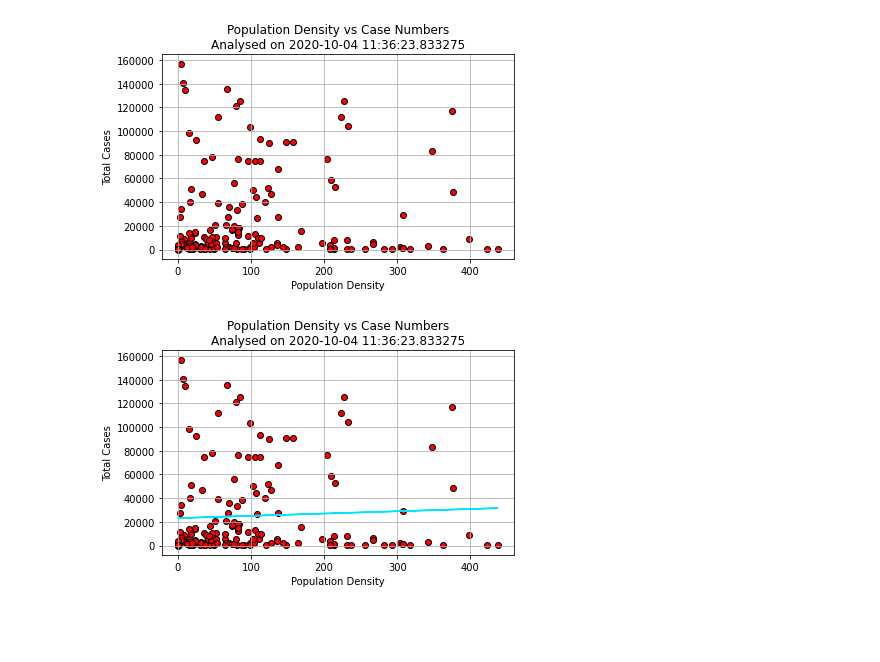
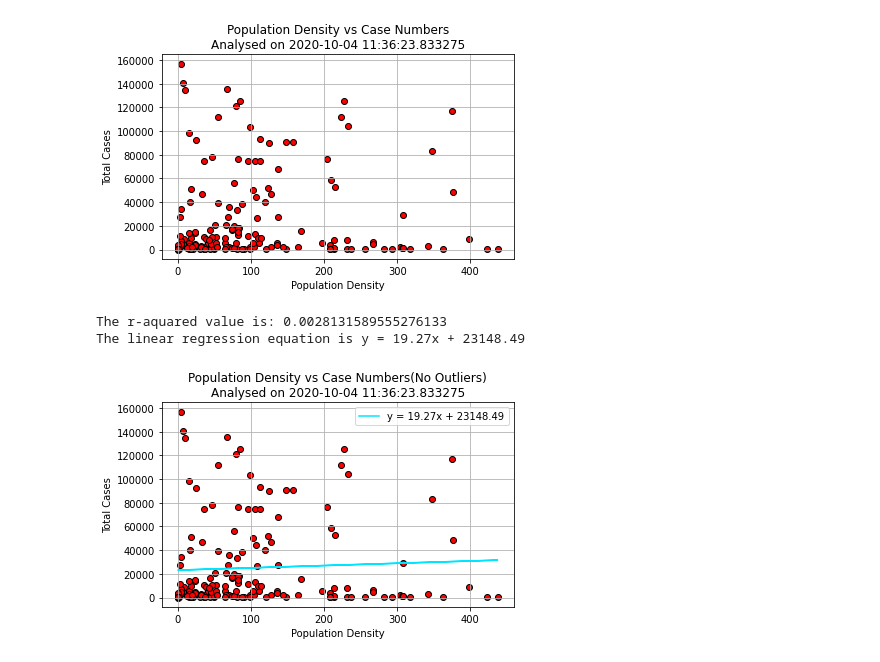
Before and after one commit to skumble27/COVID-19-Causation, a Jupyter notebook: sumukh_kumble/skprojectDraft4.ipynb, the cells around one changed output. Cells and saved outputs as stored; diff of their text form; code cells hidden in the pictures; blank space fills up the shorter version.

```diff
--- a/sumukh_kumble/skprojectDraft4.ipynb
+++ b/sumukh_kumble/skprojectDraft4.ipynb
@@ -376,25 +376,29 @@ plt.show()
 # %%
 # Plotting a Linear Regression
 slope, intersection, r, p, stderr = st.linregress(x_pop_density_no_outlier,y_total_cases_no_outlier)
 
 # Linear Regression Equation
 line_eq = f'y = {str(round(slope,2))}x + {str(round(intersection,2))}'
 
 # Line of Best Fit
 line_of_best_fit = x_pop_density_no_outlier * slope + intersection
 
 x_pop_density_no_outlier = no_outlier_df['population_density']
 y_total_cases_no_outlier = no_outlier_df['total_cases']
 
 fig1, ax1 = plt.subplots()
-plt.plot(x_pop_density_no_outlier,line_of_best_fit,c='#00e5ff')
-ax1.set_title(f'Population Density vs Case Numbers\nAnalysed on {current_time}')
+ax1.plot(x_pop_density_no_outlier,line_of_best_fit,c='#00e5ff')
+ax1.set_title(f'Population Density vs Case Numbers(No Outliers)\nAnalysed on {current_time}')
 ax1.set_ylabel(f'Total Cases')
 ax1.set_xlabel(f'Population Density')
 ax1.scatter(x_pop_density_no_outlier,y_total_cases_no_outlier, edgecolors='#000000', c='#ff0000')
 ax1.grid(True)
+ax1.legend([line_eq])
 fig1.tight_layout()
 plt.savefig('..\Images\population_den_total_cases_noOutlier.png')
+print(f'The r-aquared value is: {r**2}\nThe linear regression equation is {line_eq}')
 plt.show()
 # %% [output]
+The r-aquared value is: 0.0028131589555276133
+The linear regression equation is y = 19.27x + 23148.49
-[figure, old version]
+[figure, new version]
```
Also changed, not shown: 1 other file.
